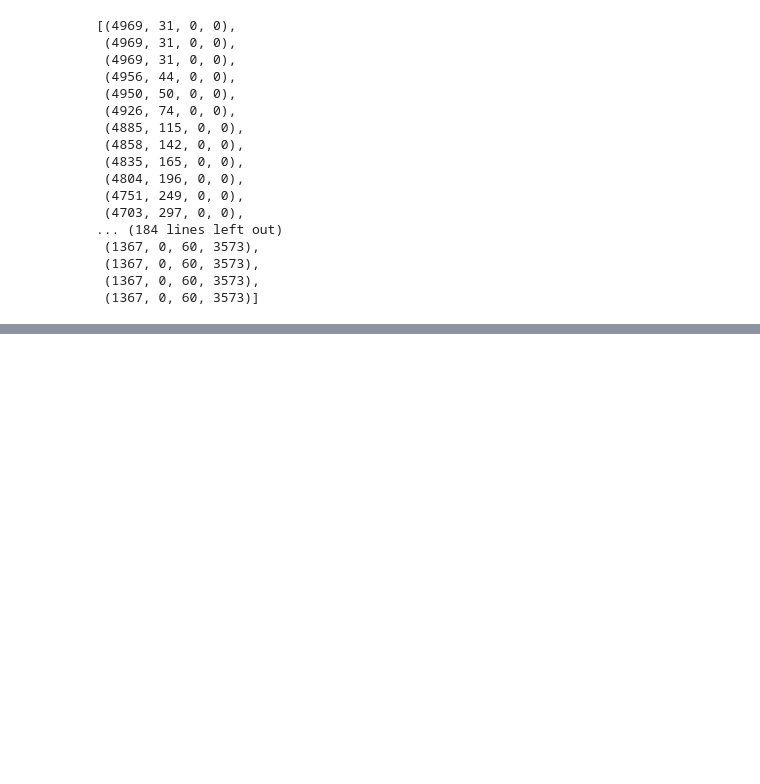
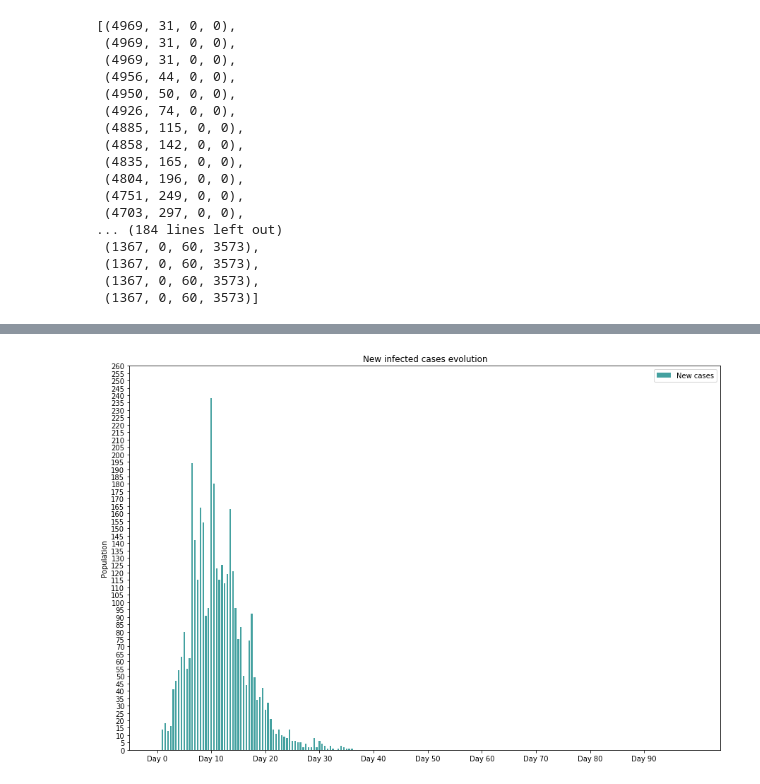
Before and after one commit to AshtonIzmev/covid-19-pandemic-simulation, a Jupyter notebook: notebook/covid_simulation.ipynb, the cells around one changed output, grey strips where cells are left out. Saved outputs shown, nothing was run; the diff lists cells and outputs as text; code cells hidden in the pictures; blank space fills up the shorter version.

```diff
--- a/notebook/covid_simulation.ipynb
+++ b/notebook/covid_simulation.ipynb
@@ -684,0 +732,20 @@ stats
+# %%
+fig, ax = plt.subplots(figsize=(15, 10))
+
+healthySerie = [stats[i][0] for i in range(N_days)]
+newCasesSerie = list([j-i for (i,j) in zip(healthySerie[1:], healthySerie[:-1] )])
+
+ind = np.arange(N_days-1)
+width = 0.6
+
+p1 = plt.bar(ind, newCasesSerie, width, color="#44A1A0")
+
+plt.ylabel('Population')
+plt.title('New infected cases evolution')
+plt.xticks(np.arange(0, N_days-1, int(N_days/10)), tuple([('Day ' + str(10*i)) for i in range(int(N_days/10))]))
+plt.yticks(np.arange(0, int(max(newCasesSerie)*1.1), 5))
+plt.legend((p1[0],), ('New cases',))
+
+plt.show()
+# %% [output]
+[figure, added]
```
Also changed, not shown: parts of 10 cells of this notebook, 2 other files.
